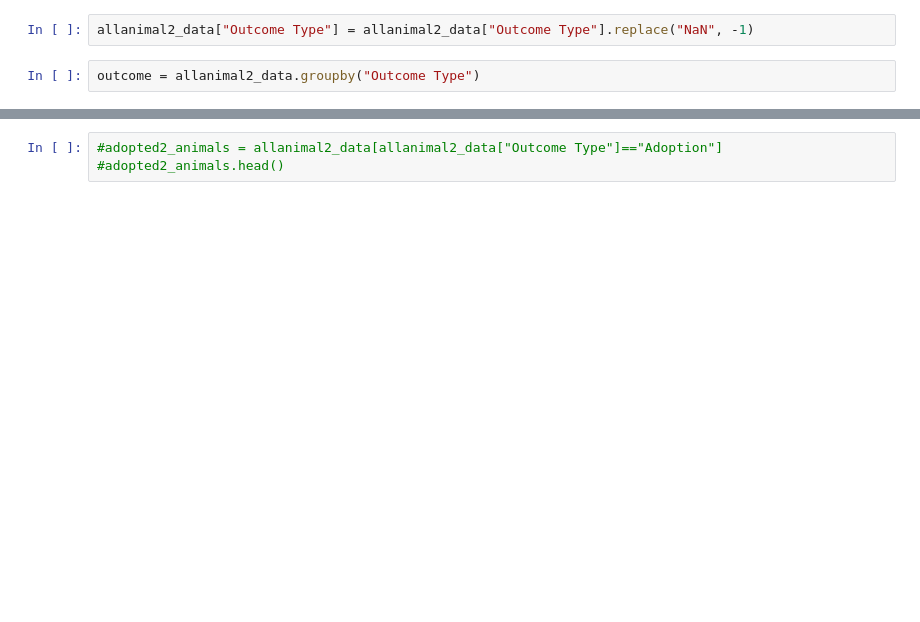
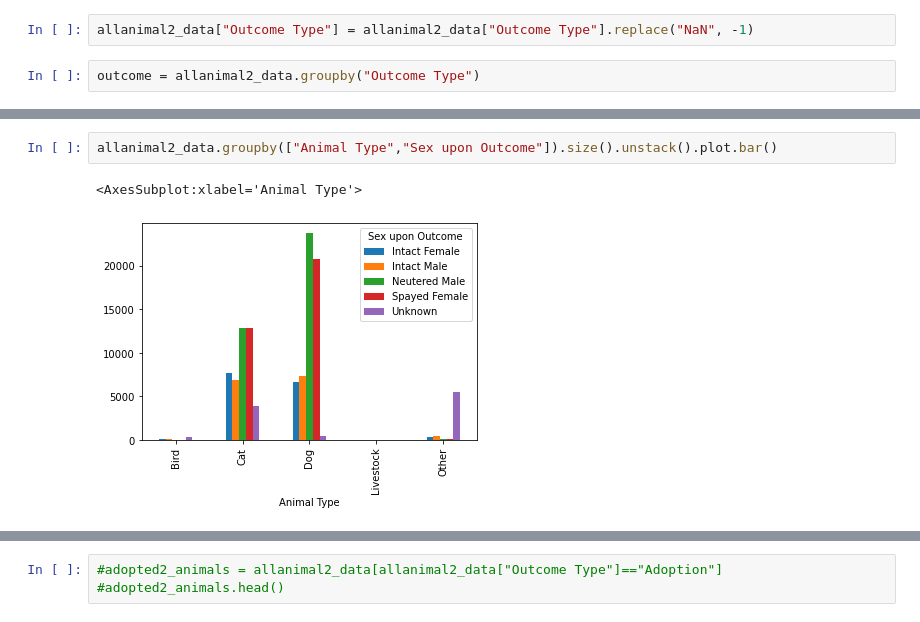
Before and after one commit to elizabethschall2934/Final-Project, a Jupyter notebook: clean_data.ipynb, the cells around one changed output, grey strips where cells are left out. Cells and saved outputs as stored; diff of their text form; blank space fills up the shorter version.

```diff
--- a/clean_data.ipynb
+++ b/clean_data.ipynb
@@ -119,0 +173,5 @@ ax1.set_ylabel("Male/Female")
+# %%
+allanimal2_data.groupby(["Animal Type","Sex upon Outcome"]).size().unstack().plot.bar()
+# %% [output]
+<AxesSubplot:xlabel='Animal Type'>
+[figure, added]
```
Also changed, not shown: parts of 34 cells of this notebook.
